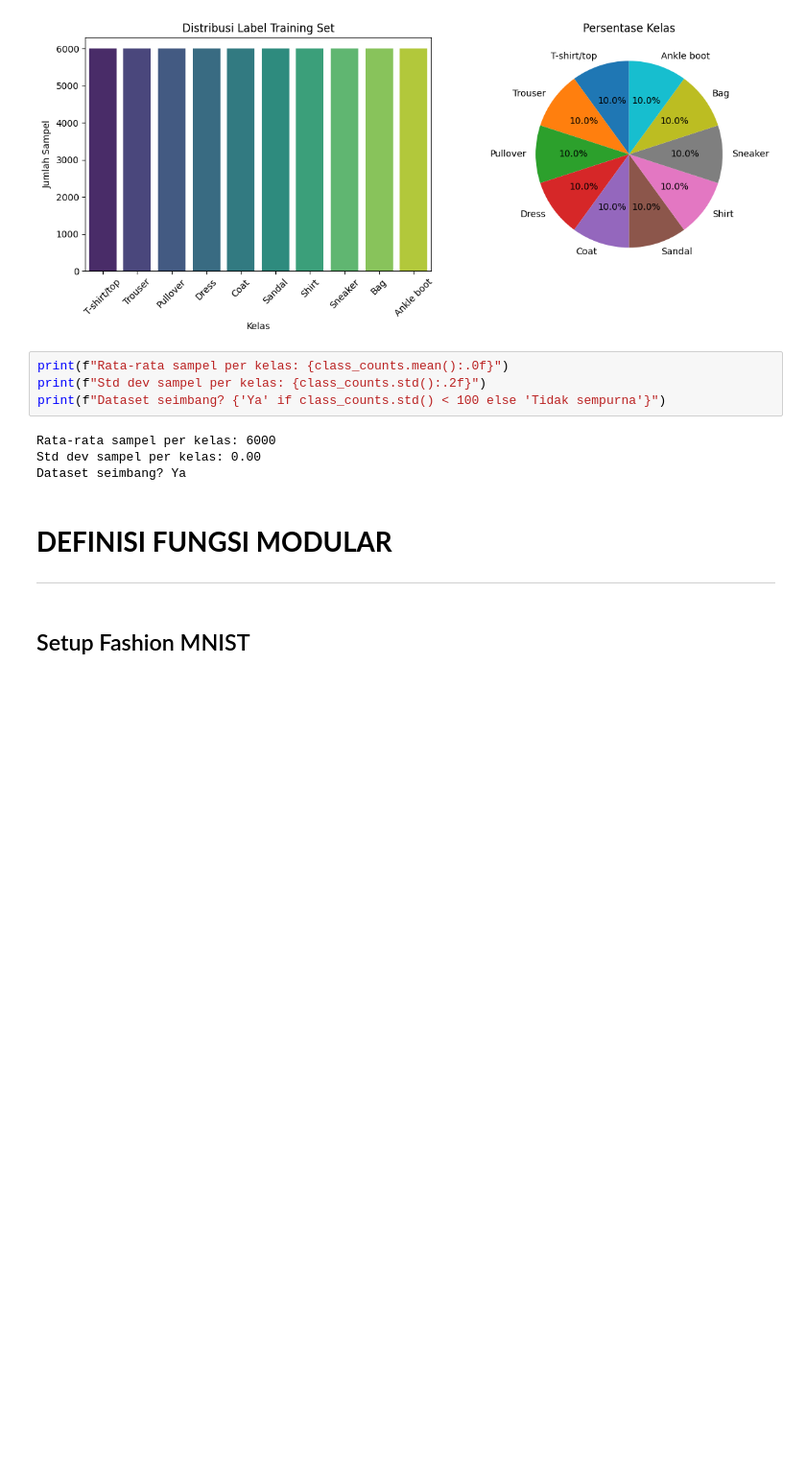
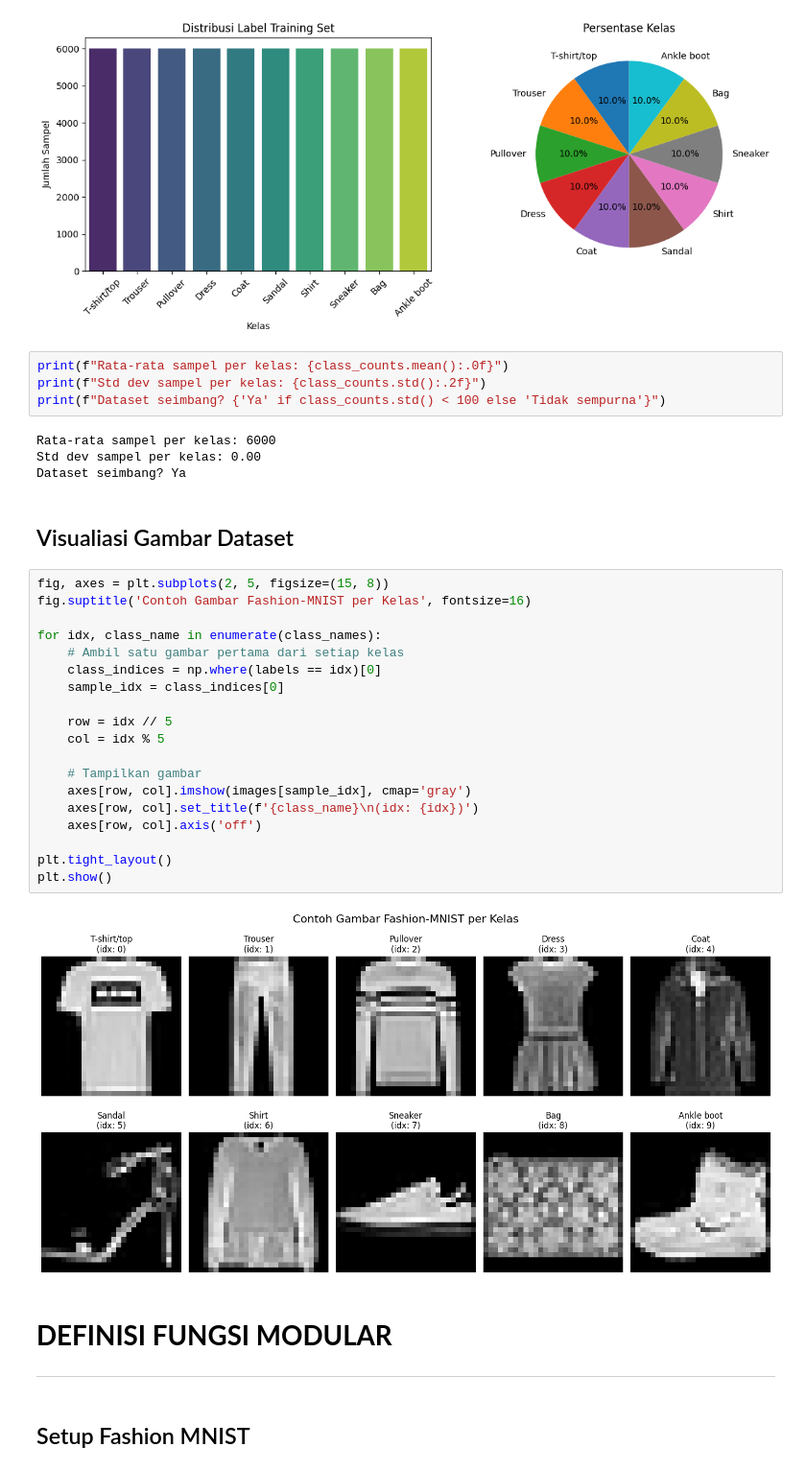
Before and after one commit to Wildan-bin/quantization-mnist, a Jupyter notebook: Modular Pipeline/Quantization_Fashion_MNIST.ipynb, the cells around one changed output. Shown at 96% size. Cells and saved outputs as stored; diff of their text form; blank space fills up the shorter version.

Commit message:
Memvisualisasikan contoh gambar tiap label dari dataset

```diff
--- a/Modular Pipeline/Quantization_Fashion_MNIST.ipynb
+++ b/Modular Pipeline/Quantization_Fashion_MNIST.ipynb
@@ -145,6 +145,29 @@ print(f"Dataset seimbang? {'Ya' if class_counts.std() < 100 else 'Tidak sempurna
 Rata-rata sampel per kelas: 6000
 Std dev sampel per kelas: 0.00
 Dataset seimbang? Ya
+# %% [markdown]
+## Visualiasi Gambar Dataset
+# %%
+fig, axes = plt.subplots(2, 5, figsize=(15, 8))
+fig.suptitle('Contoh Gambar Fashion-MNIST per Kelas', fontsize=16)
+
+for idx, class_name in enumerate(class_names):
+    # Ambil satu gambar pertama dari setiap kelas
+    class_indices = np.where(labels == idx)[0]
+    sample_idx = class_indices[0]
+
+    row = idx // 5
+    col = idx % 5
+
+    # Tampilkan gambar
+    axes[row, col].imshow(images[sample_idx], cmap='gray')
+    axes[row, col].set_title(f'{class_name}\n(idx: {idx})')
+    axes[row, col].axis('off')
+
+plt.tight_layout()
+plt.show()
+# %% [output]
+[figure, added]
 # %% [markdown]
 # **DEFINISI FUNGSI MODULAR**
 
```
